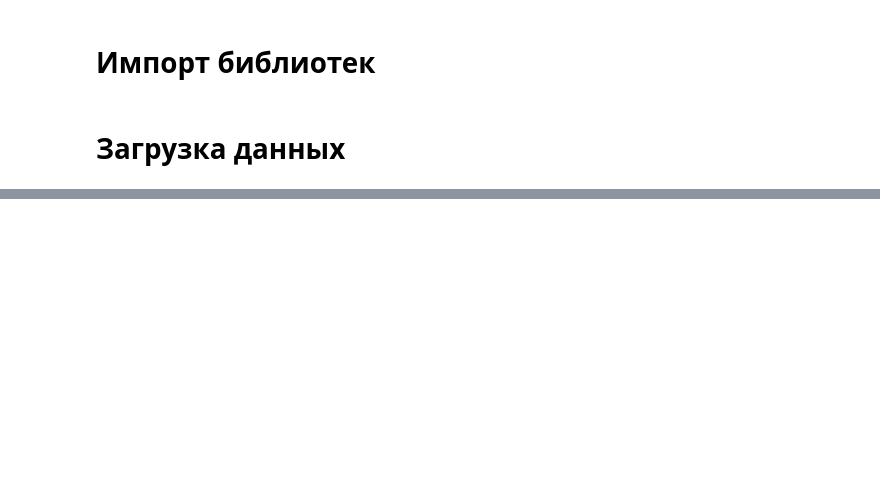
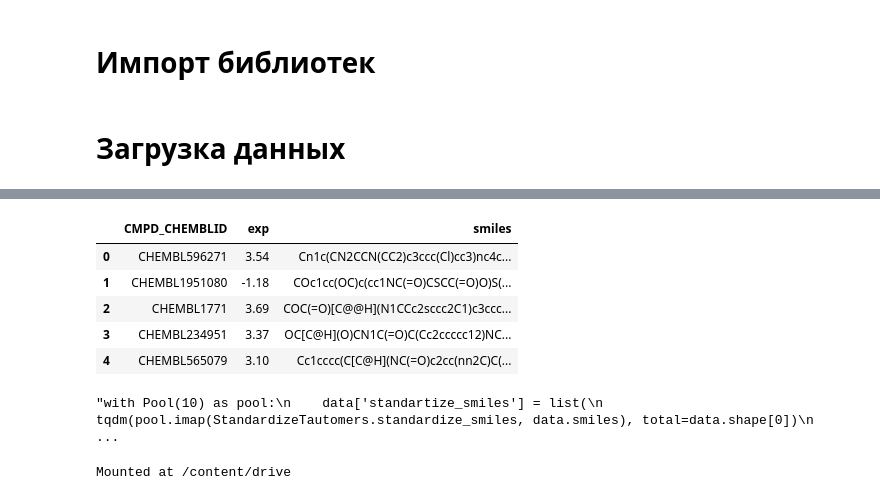
Before and after one commit to kostyastrong/HSE_nlp_mol_properties, a Jupyter notebook: RNN_LSTM_model.ipynb, the cells around one changed output, grey strips where cells are left out. Cells and saved outputs as stored; diff of their text form; code cells hidden in the pictures; blank space fills up the shorter version.

```diff
--- a/RNN_LSTM_model.ipynb
+++ b/RNN_LSTM_model.ipynb
@@ -364,0 +87,11 @@ clf.best_score_
+# %%
+data = pd.read_csv('lipophilicity.csv')
+# %%
+data.head(5)
+# %% [output]
+|  | CMPD_CHEMBLID | exp | smiles |
+| 0 | CHEMBL596271 | 3.54 | Cn1c(CN2CCN(CC2)c3ccc(Cl)cc3)nc4c... |
+| 1 | CHEMBL1951080 | -1.18 | COc1cc(OC)c(cc1NC(=O)CSCC(=O)O)S(... |
+| 2 | CHEMBL1771 | 3.69 | COC(=O)[C@@H](N1CCc2sccc2C1)c3ccc... |
+| 3 | CHEMBL234951 | 3.37 | OC[C@H](O)CN1C(=O)C(Cc2ccccc12)NC... |
+| 4 | CHEMBL565079 | 3.10 | Cc1cccc(C[C@H](NC(=O)c2cc(nn2C)C(... |
@@ -364,0 +141,12 @@ clf.best_score_
+# %%
+'''with Pool(10) as pool:
+    data['standartize_smiles'] = list(
+                        tqdm(pool.imap(StandardizeTautomers.standardize_smiles, data.smiles), total=data.shape[0])
+                    )'''
+# %% [output]
+"with Pool(10) as pool:\n    data['standartize_smiles'] = list(\n                        tqdm(pool.imap(StandardizeTautomers.standardize_smiles, data.smiles), total=data.shape[0])\n                    ...
+# %%
+from google.colab import drive
+drive.mount('/content/drive')
+# %% [output]
+Mounted at /content/drive
```
Also changed, not shown: parts of 80 cells of this notebook.
